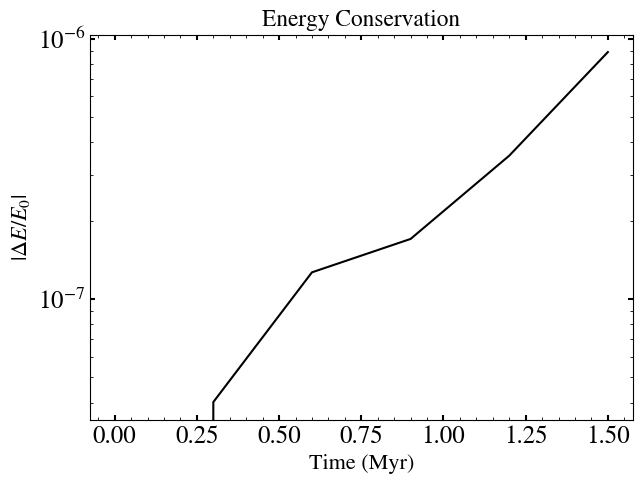
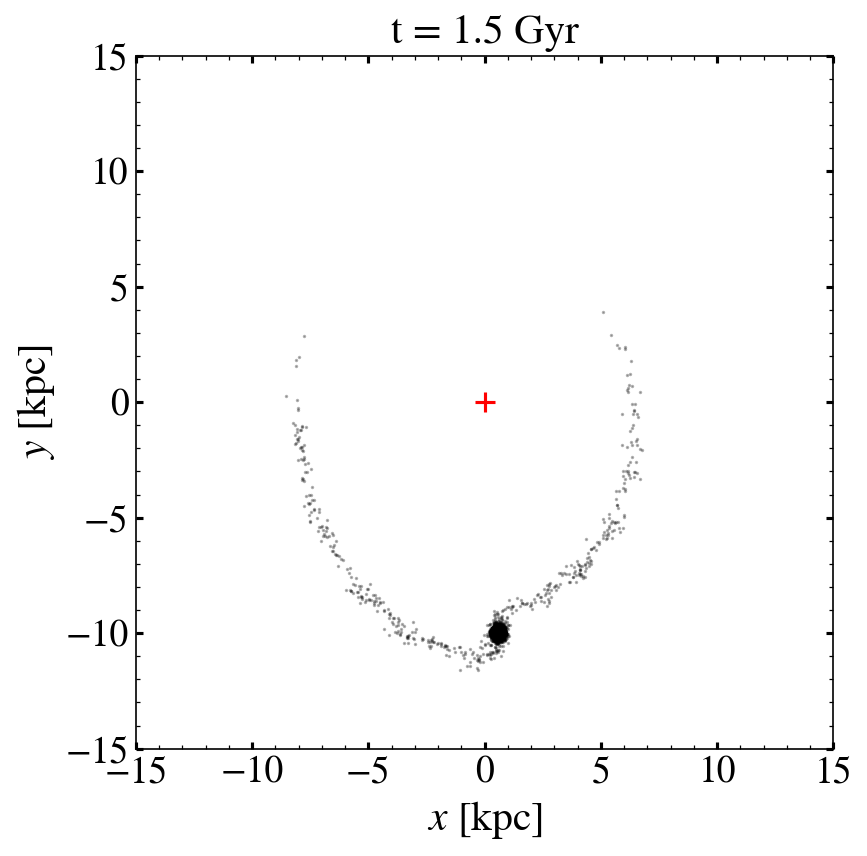
The notebook cell's code change between the first figure and the second:
--- before
+++ after
@@ -1,4 +1,8 @@
-# direct summation is expensive, so only 
-# calculate at 10 snapshots. Runs in ~5.5 minutes
-
-stream.plot_energy_diagnostic(method='direct_C', eps=0.01, nsnap=5)
+plt.figure(figsize=(6, 6), dpi=150)
+plt.scatter(stream.x(-1), stream.y(-1), s=0.4, c='k', alpha=0.3)
+plt.scatter(0, 0, s=100, c='r', marker='+')
+plt.xlim(-15, 15)
+plt.ylim(-15, 15)
+plt.title(f't = {stream.times[-1]:.1f} Gyr', fontsize=20)
+plt.xlabel(r'$x$ [kpc]', fontsize=20)
+plt.ylabel(r'$y$ [kpc]', fontsize=20)

Commit: Refactor: Change package name references in setup, docs, etc.